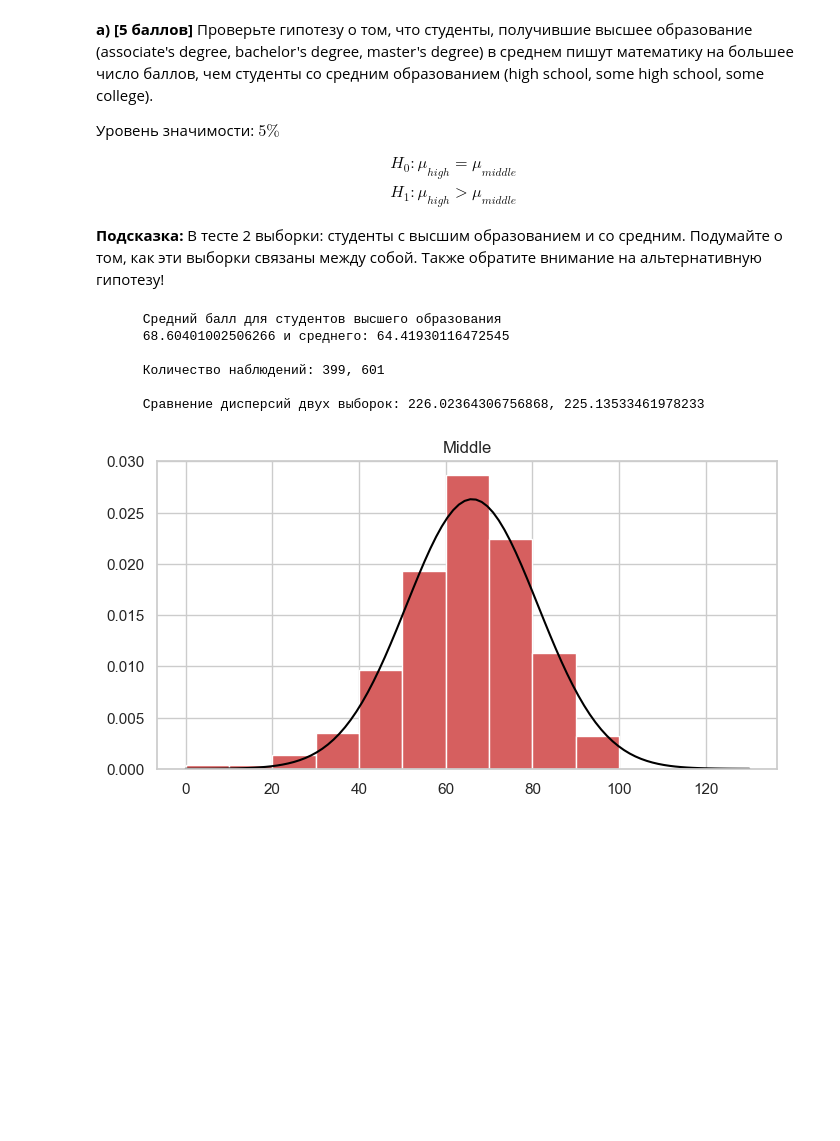
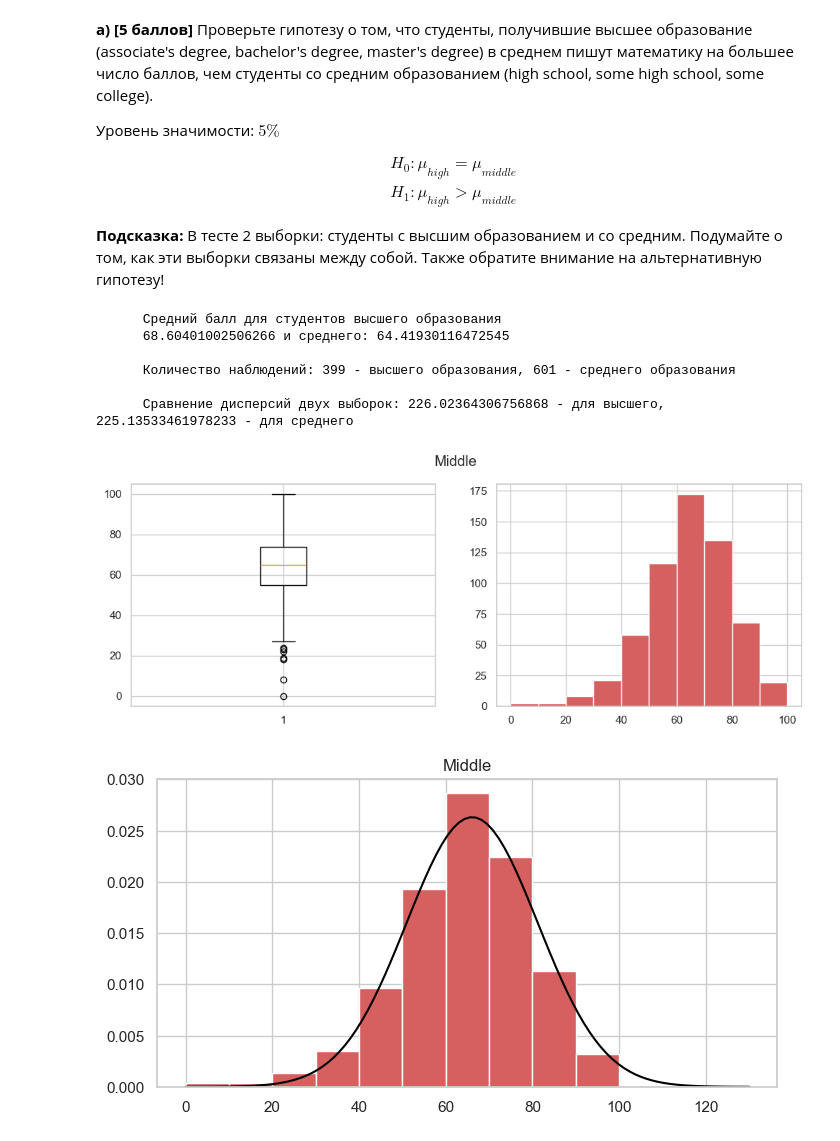
Before and after one commit to IYuminov/yet_another_matstat_course, a Jupyter notebook: hw_2024/yam_base_hw02-die_hard.ipynb, the cells around one changed output. Saved outputs shown, nothing was run; the diff lists cells and outputs as text; code cells hidden in the pictures; blank space fills up the shorter version.

```diff
--- a/hw_2024/yam_base_hw02-die_hard.ipynb
+++ b/hw_2024/yam_base_hw02-die_hard.ipynb
@@ -132,21 +133,24 @@ print(f'''
       Средний балл для студентов высшего образования
       {high["math score"].mean()} и среднего: {middle["math score"].mean()}
 
-      Количество наблюдений: {high.shape[0]}, {middle.shape[0]}
+      Количество наблюдений: {high.shape[0]} - высшего образования, {middle.shape[0]} - среднего образования
 
-      Сравнение дисперсий двух выборок: {np.var(high["math score"])}, {np.var(middle["math score"])}
+      Сравнение дисперсий двух выборок: {np.var(high["math score"])} - для высшего, {np.var(middle["math score"])} - для среднего
 ''')
 # %% [output]
       Средний балл для студентов высшего образования
       68.60401002506266 и среднего: 64.41930116472545
 
-      Количество наблюдений: 399, 601
+      Количество наблюдений: 399 - высшего образования, 601 - среднего образования
 
-      Сравнение дисперсий двух выборок: 226.02364306756868, 225.13533461978233
+      Сравнение дисперсий двух выборок: 226.02364306756868 - для высшего, 225.13533461978233 - для среднего
 # %%
 fig, axs = plt.subplots(1, 2, figsize=(12, 4))
-axs[0].boxplot(x, y1)
-axs[1].plot(x, y2)
+fig.suptitle('Middle')
+axs[0].boxplot(middle["math score"])
+axs[1].hist(middle["math score"], color= 'r');
+# %% [output]
+[figure, added]
 # %%
 xs = np.linspace(0, 130, 100)
 ys = sts.norm(loc= df['math score'].mean(), scale=df['math score'].std()).pdf(xs)
```
Also changed, not shown: parts of 32 cells of this notebook.
